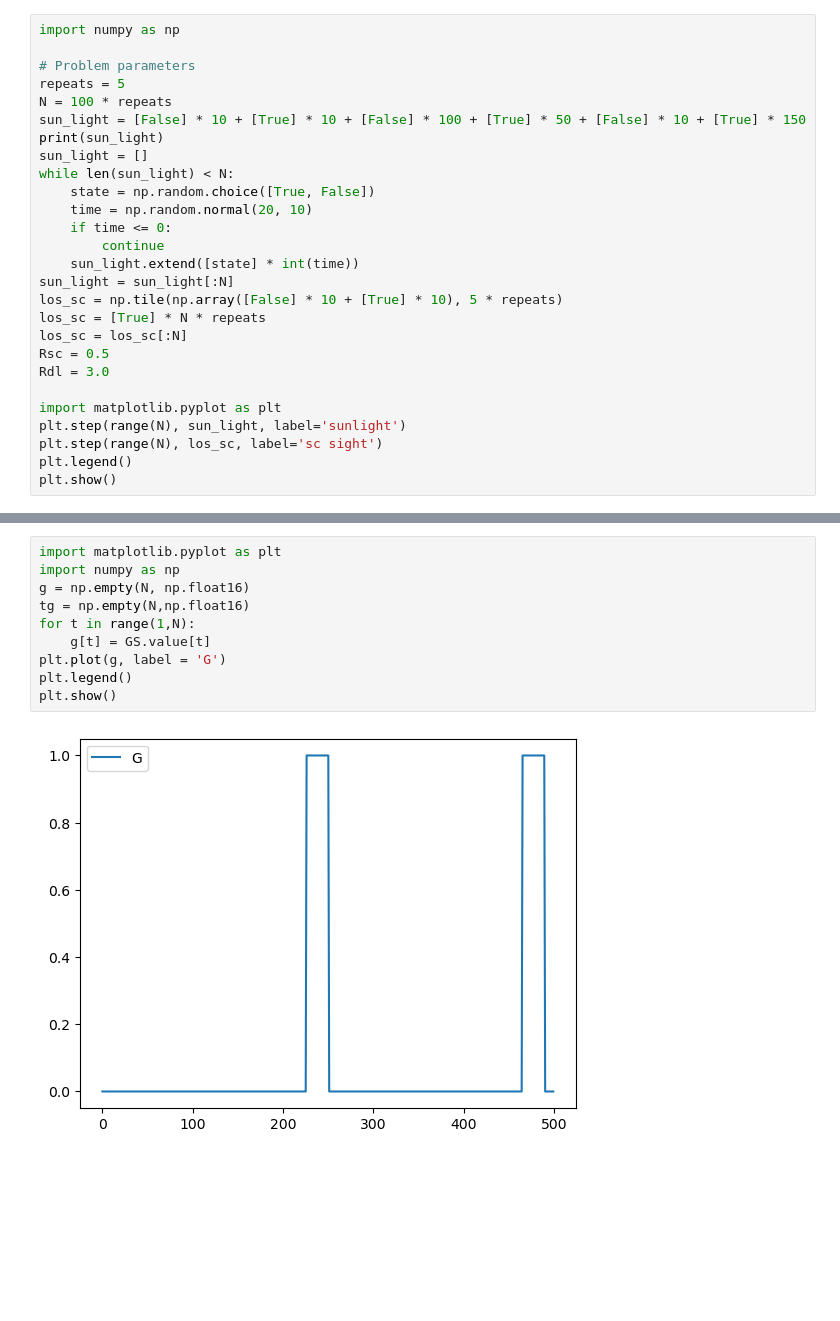
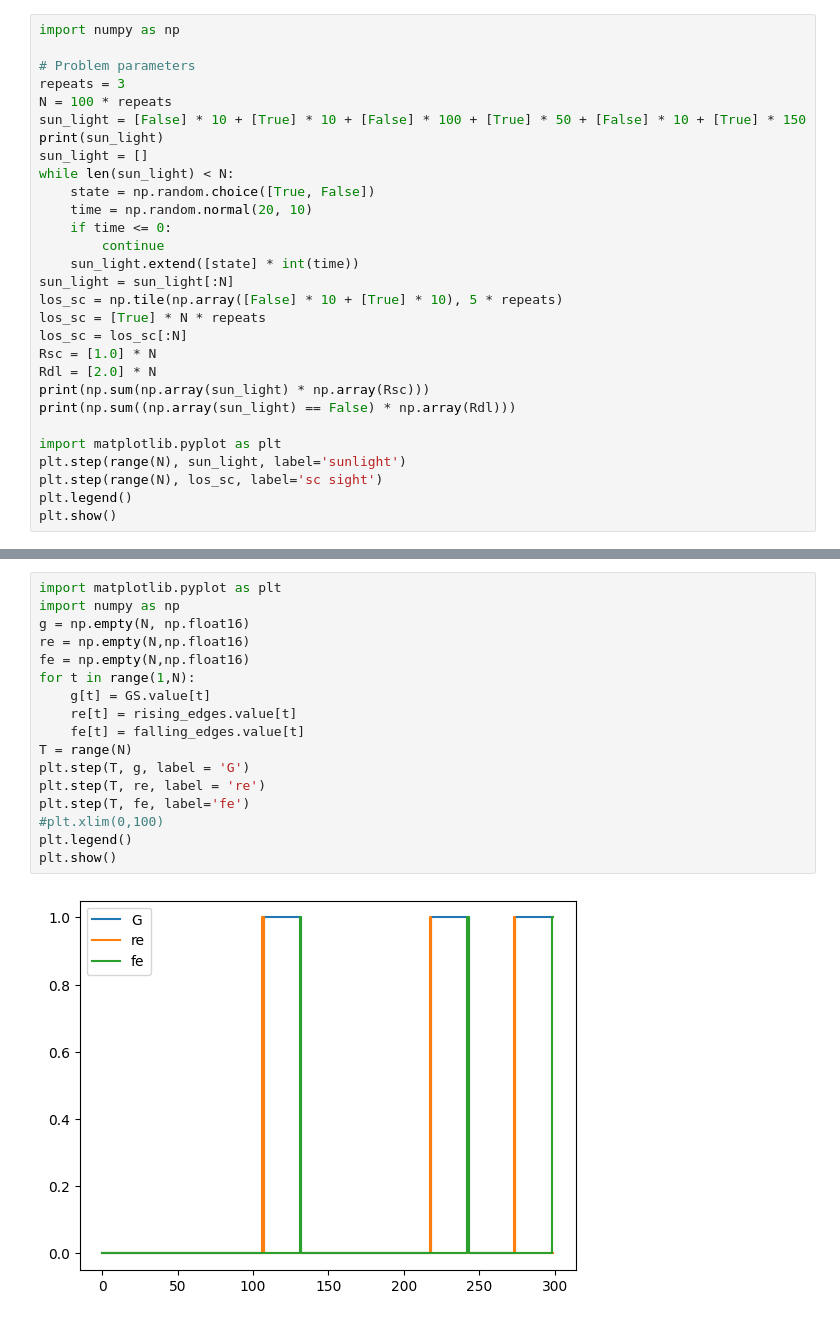
Before and after one commit to mani-sat/GODOTWork, a Jupyter notebook: cvxnotebook.ipynb, the cells around one changed output, grey strips where cells are left out. Drawn from its saved outputs; the diff is of its cells as text; blank space fills up the shorter version.

```diff
--- a/cvxnotebook.ipynb
+++ b/cvxnotebook.ipynb
@@ -2,7 +2,7 @@
 import numpy as np
 
 # Problem parameters
-repeats = 5
+repeats = 3
 N = 100 * repeats
 sun_light = [False] * 10 + [True] * 10 + [False] * 100 + [True] * 50 + [False] * 10 + [True] * 150
 print(sun_light)
@@ -17,8 +17,10 @@ sun_light = sun_light[:N]
 los_sc = np.tile(np.array([False] * 10 + [True] * 10), 5 * repeats)
 los_sc = [True] * N * repeats
 los_sc = los_sc[:N]
-Rsc = 0.5
-Rdl = 3.0
+Rsc = [1.0] * N
+Rdl = [2.0] * N
+print(np.sum(np.array(sun_light) * np.array(Rsc)))
+print(np.sum((np.array(sun_light) == False) * np.array(Rdl)))
 
 import matplotlib.pyplot as plt
 plt.step(range(N), sun_light, label='sunlight')
@@ -122,15 +172,22 @@ for t in range(N):
 # %%
 import matplotlib.pyplot as plt
 import numpy as np
 g = np.empty(N, np.float16)
-tg = np.empty(N,np.float16)
+re = np.empty(N,np.float16)
+fe = np.empty(N,np.float16)
 for t in range(1,N):
     g[t] = GS.value[t]
-plt.plot(g, label = 'G')
+    re[t] = rising_edges.value[t]
+    fe[t] = falling_edges.value[t]
+T = range(N)
+plt.step(T, g, label = 'G')
+plt.step(T, re, label = 're')
+plt.step(T, fe, label='fe')
+#plt.xlim(0,100)
 plt.legend()
 plt.show()
 # %% [output]
-[figure, old version]
+[figure, new version]
 # %%
 
 sc = np.empty(N, np.float16)
```
Also changed, not shown: parts of 5 cells of this notebook, 4 other files.
